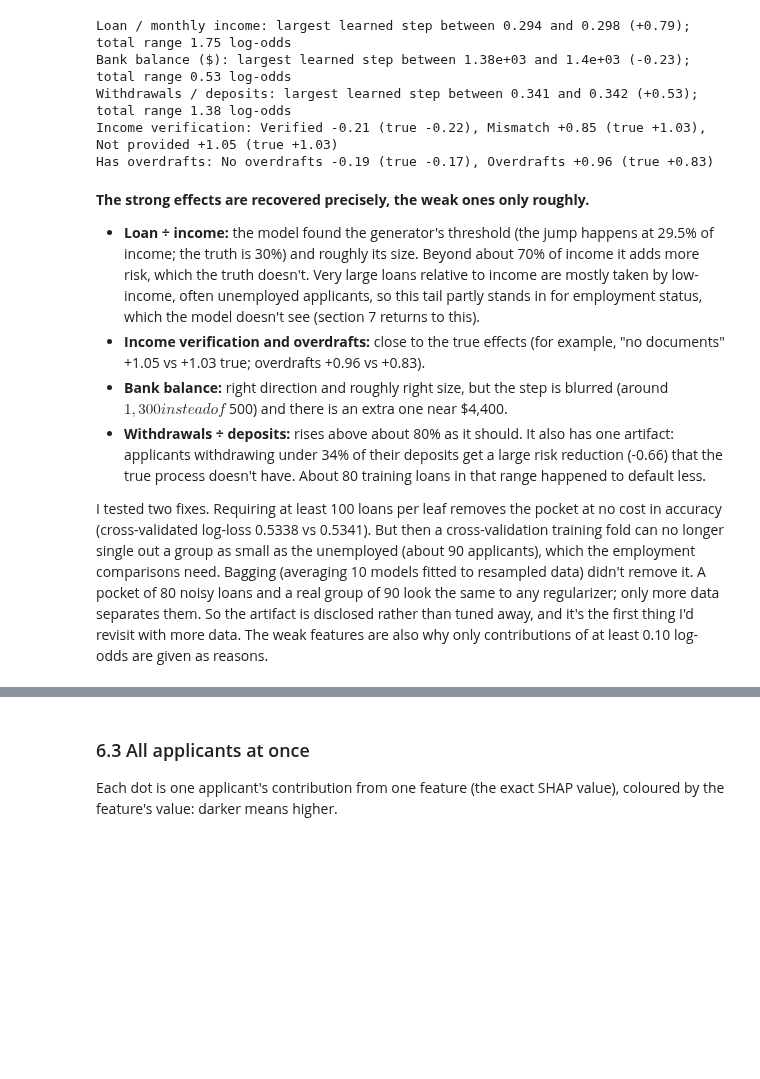
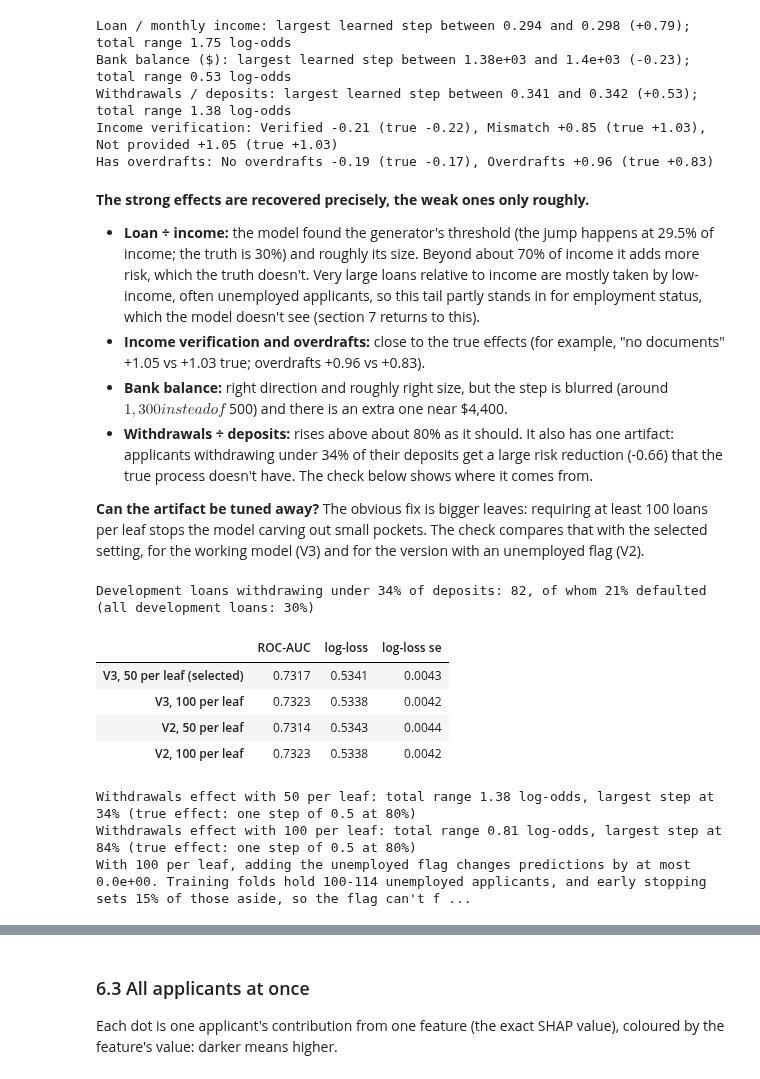
Before and after one commit to smparc/loan-default-model-matthew-park, a Jupyter notebook: analysis.ipynb, the cells around one changed output, grey strips where cells are left out. Drawn from its saved outputs; the diff is of its cells as text; code cells hidden in the pictures; blank space fills up the shorter version.

```diff
--- a/analysis.ipynb
+++ b/analysis.ipynb
@@ -1527,13 +1567,44 @@ Has overdrafts: No overdrafts -0.19 (true -0.17), Overdrafts +0.96 (true +0.83)
   instead of $500) and there is an extra one near $4,400.
 - **Withdrawals ÷ deposits:** rises above about 80% as it should. It also has one artifact:
   applicants withdrawing under 34% of their deposits get a large risk reduction (-0.66) that the true
-  process doesn't have. About 80 training loans in that range happened to default less.
+  process doesn't have. The check below shows where it comes from.
 
-I tested two fixes. Requiring at least 100 loans per leaf removes the pocket at no cost in accuracy
-(cross-validated log-loss 0.5338 vs 0.5341). But then a cross-validation training fold can no
-longer single out a group as small as the unemployed (about 90 applicants), which the employment
-comparisons need. Bagging (averaging 10 models fitted to resampled data) didn't remove it. A pocket
-of 80 noisy loans and a real group of 90 look the same to any regularizer; only more data separates
-them. So the artifact is disclosed rather than tuned away, and it's the first thing I'd revisit with
-more data. The weak features are also why only contributions of at least 0.10 log-odds are given as
-reasons.
+**Can the artifact be tuned away?** The obvious fix is bigger leaves: requiring at least 100 loans
+per leaf stops the model carving out small pockets. The check compares that with the selected
+setting, for the working model (V3) and for the version with an unemployed flag (V2).
+# %%
+dev_tree = dev(core_tree)
+low_withdrawals = (dev_tree["withdrawal_to_deposit"] < 0.34).to_numpy()
+print(f"Development loans withdrawing under 34% of deposits: {low_withdrawals.sum()}, of whom "
+      f"{y_dev[low_withdrawals].mean():.0%} defaulted (all development loans: {y_dev.mean():.0%})")
+bigger_leaves = partial(make_additive_gbm, **{**ADDITIVE_GBM_PARAMS, "min_samples_leaf": 100})
+smoothing = {
+    "V3, 50 per leaf (selected)": selected_cv,
+    "V3, 100 per leaf": cross_validate(bigger_leaves, dev_tree, y_dev, splits),
+    "V2, 50 per leaf": variant_cv["V2"],
+    "V2, 100 per leaf": cross_validate(bigger_leaves, dev(tree_matrix(features, "V2")), y_dev, splits),
+}
+display(summarize({name: result.fold_metrics for name, result in smoothing.items()})
+        [["ROC-AUC", "log-loss", "log-loss se"]].round(4))
+for name, factory in [("50 per leaf", make_production_model), ("100 per leaf", bigger_leaves)]:
+    effect = AdditiveExplainer(factory(dev_tree.columns).fit(dev_tree, y_dev), dev_tree).effect(
+        "withdrawal_to_deposit", grids["withdrawal_to_deposit"])
+    step = int(np.argmax(np.abs(np.diff(effect))))
+    print(f"Withdrawals effect with {name}: total range {np.ptp(effect):.2f} log-odds, largest step at "
+          f"{grids['withdrawal_to_deposit'][step]:.0%} (true effect: one step of 0.5 at 80%)")
+unemployed_dev = resolved["employment_status"].to_numpy()[train_rows] == "unemployed"
+per_fold = [int(unemployed_dev[train].sum()) for _, train, _ in splits]
+flag_effect = np.abs(smoothing["V2, 100 per leaf"].oof - smoothing["V3, 100 per leaf"].oof).max()
+print(f"With 100 per leaf, adding the unemployed flag changes predictions by at most {flag_effect:.1e}. "
+      f"Training folds hold {min(per_fold)}-{max(per_fold)} unemployed applicants, and early stopping sets 15% "
+      "of those aside, so the flag can't form a leaf of 100.")
+# %% [output]
+Development loans withdrawing under 34% of deposits: 82, of whom 21% defaulted (all development loans: 30%)
+|  | ROC-AUC | log-loss | log-loss se |
+| V3, 50 per leaf (selected) | 0.7317 | 0.5341 | 0.0043 |
+| V3, 100 per leaf | 0.7323 | 0.5338 | 0.0042 |
+| V2, 50 per leaf | 0.7314 | 0.5343 | 0.0044 |
+| V2, 100 per leaf | 0.7323 | 0.5338 | 0.0042 |
+Withdrawals effect with 50 per leaf: total range 1.38 log-odds, largest step at 34% (true effect: one step of 0.5 at 80%)
+Withdrawals effect with 100 per leaf: total range 0.81 log-odds, largest step at 84% (true effect: one step of 0.5 at 80%)
+With 100 per leaf, adding the unemployed flag changes predictions by at most 0.0e+00. Training folds hold 100-114 unemployed applicants, and early stopping sets 15% of those aside, so the flag can't f ...
```
Also changed, not shown: parts of 14 cells of this notebook, 5 other files.
